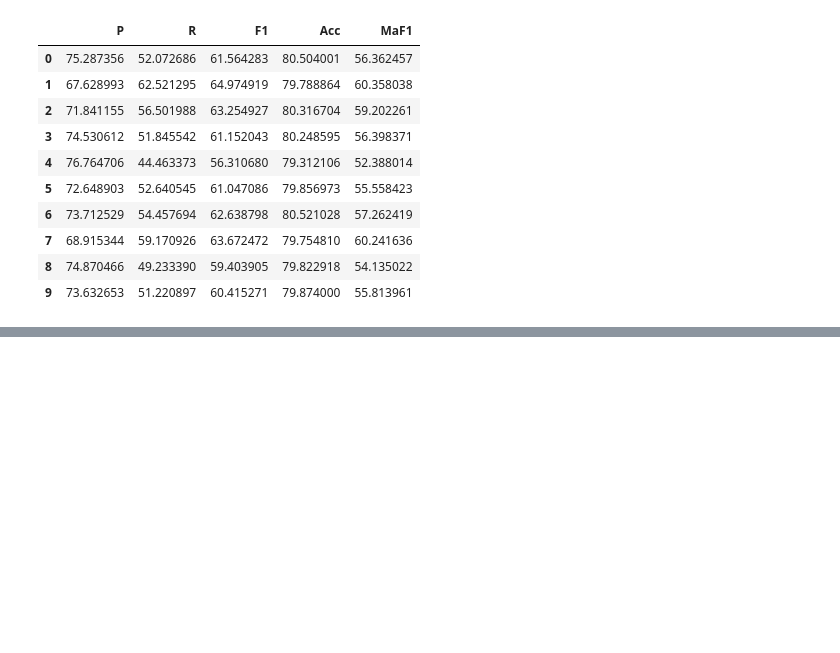
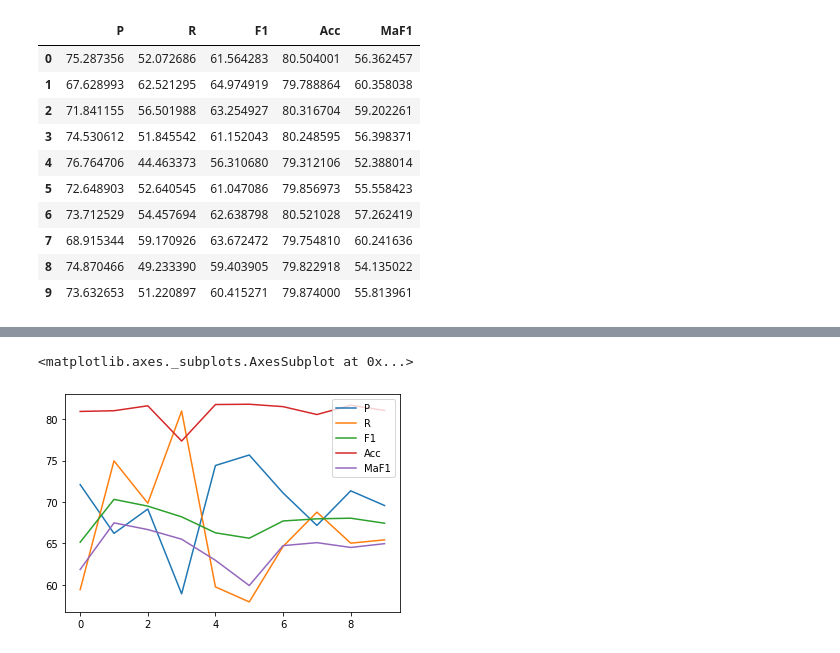
Before and after one commit to cmsc-25700/metaphor-detection, a Jupyter notebook: notebooks/classification/test_vua_cls_model_for_classification.ipynb, the cells around one changed output, grey strips where cells are left out. Cells and saved outputs as stored; diff of their text form; code cells hidden in the pictures; blank space fills up the shorter version.

```diff
--- a/notebooks/classification/test_vua_cls_model_for_classification.ipynb
+++ b/notebooks/classification/test_vua_cls_model_for_classification.ipynb
@@ -303,0 +322,7 @@ average_metrics_df.to_csv(output_dir+file_name, index=False)
+# %%
+# 20 epochs
+average_metrics_df_20 = pd.read_csv(output_dir+"vua_cls_classification_performance_epochs-{}.csv".format(20))
+average_metrics_df_20.plot.line()
+# %% [output]
+<matplotlib.axes._subplots.AxesSubplot at 0x...>
+[figure, added]
```
Also changed, not shown: parts of 3 cells of this notebook.
